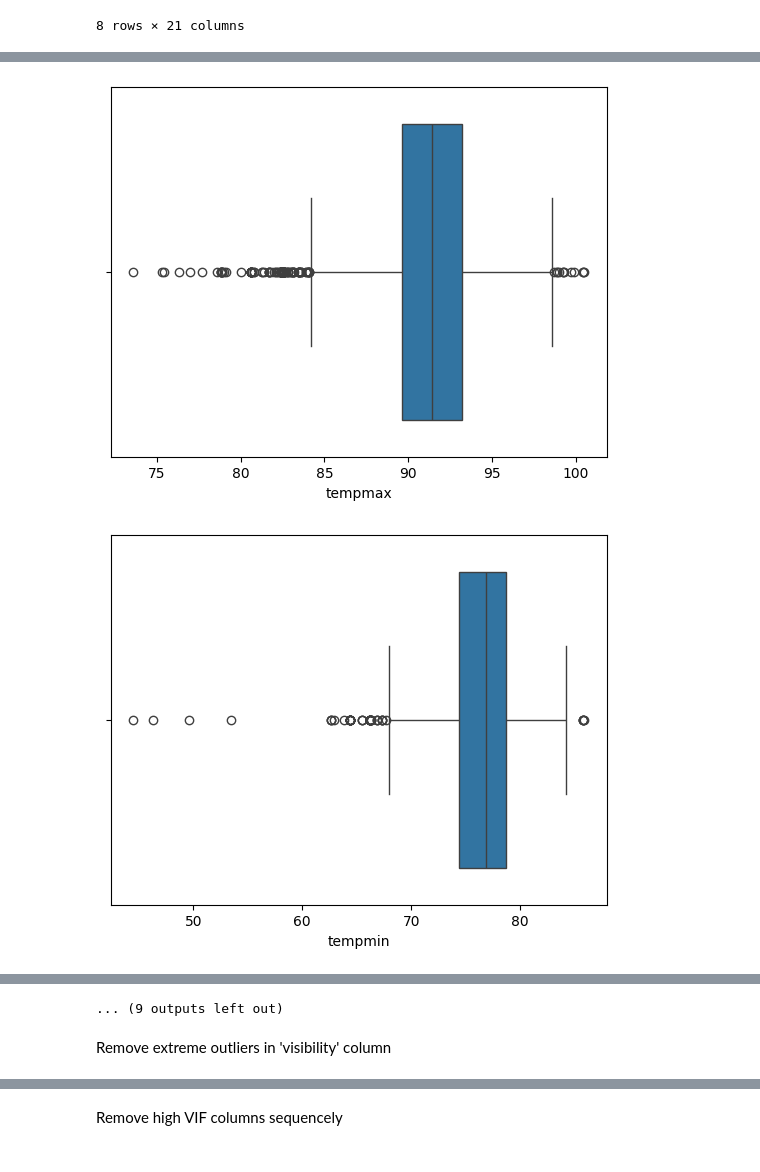
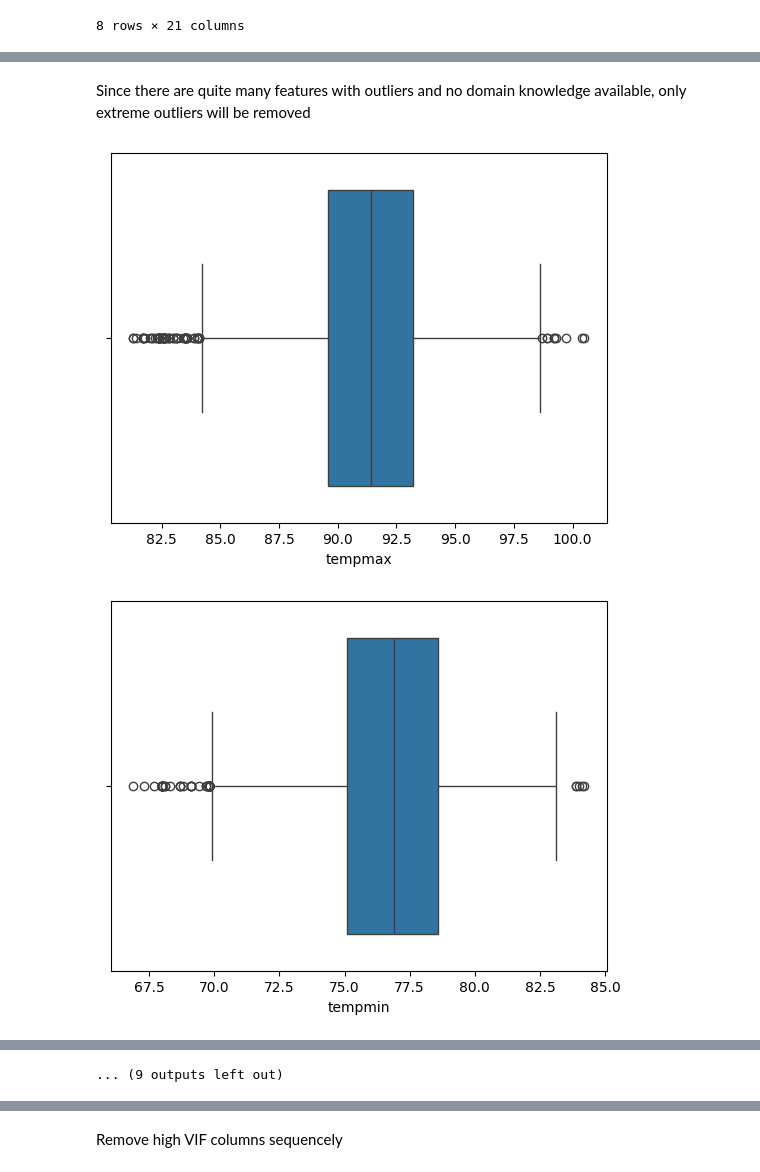
Before and after one commit to khanhnhan1512/Final-Project-Intro-Ds, a Jupyter notebook: src/03-Data_Preprocessing.ipynb, the cells around one changed output, grey strips where cells are left out. Cells and saved outputs as stored; diff of their text form; code cells hidden in the pictures.

```diff
--- a/src/03-Data_Preprocessing.ipynb
+++ b/src/03-Data_Preprocessing.ipynb
@@ -57,11 +57,11 @@ df['month'] = pd.to_datetime(df['datetime']).dt.month
 # df['preciptype'][115] là chỗ ['rain'], để == ['rain'] thì nó không nhận ra?
 df['preciptype'] = [1 if i == df['preciptype'][115] else 0 for i in df['preciptype']]
 
-df['sunrise'] = pd.to_datetime(df['sunrise'])
+df['sunrise'] = pd.to_datetime(df['sunrise'], format='%H:%M:%S')
 
 df['sunrise'] = df['sunrise'].dt.hour * 3600 + df['sunrise'].dt.minute * 60 + df['sunrise'].dt.second
 
-df['sunset'] = pd.to_datetime(df['sunset'])
+df['sunset'] = pd.to_datetime(df['sunset'], format='%H:%M:%S')
 
 df['sunset'] = df['sunset'].dt.hour * 3600 + df['sunset'].dt.minute * 60 + df['sunset'].dt.second
 
@@ -115,5 +100,0 @@ dtype: object
-# %%
-#One-hot encoding
-df = pd.get_dummies(df, prefix='icon')
-
-df.head()
@@ -140,3 +113,9 @@ df.describe()
 | 75% | 93.200000 | 78.70000 | 84.100000 | 103.900000 | 78.700000 | 90.400000 | 76.500000 | 84.300000 | 1.00000 | ... |
 | max | 100.500000 | 85.90000 | 90.500000 | 119.700000 | 100.300000 | 106.900000 | 81.400000 | 99.800000 | 1.00000 | ... |
 8 rows × 21 columns
+# %%
+numeric_cols = df.drop(columns=['icon'])
+
+for col in numeric_cols:
+    sns.boxplot(x = df[col])
+    plt.show()
@@ -143,7 +136,17 @@ df.describe()
+# %% [markdown]
+Since there are quite many features with outliers and no domain knowledge available, only extreme outliers will be removed
+# %%
+columns = ['tempmax', 'tempmin', 'feelslikemax', 'feelslikemin', 'dew',  'windspeed', 'visibility']
+
+threshold = 3
+
+for column in columns:
+    z_scores = stats.zscore(df[column])
+    df = df[(z_scores < threshold) & (z_scores > -threshold)]
 # %%
-for col in df.drop(columns=['icon_clear-day', 'icon_cloudy', 'icon_partly-cloudy-day', 'icon_rain']).columns:
-    sns.boxplot(x = df.drop_duplicates()[col])
+for col in numeric_cols:
+    sns.boxplot(x = df[col])
     plt.show()
 # %% [output]
-[figure, old version]
+[figure, new version]
-[figure, old version]
+[figure, new version]
@@ -160,3 +163 @@ for col in df.drop(columns=['icon_clear-day', 'icon_cloudy', 'icon_partly-cloudy
 ... (9 outputs left out)
-# %% [markdown]
-Remove extreme outliers in 'visibility' column
```
Also changed, not shown: parts of 40 cells of this notebook, 1 other file.
